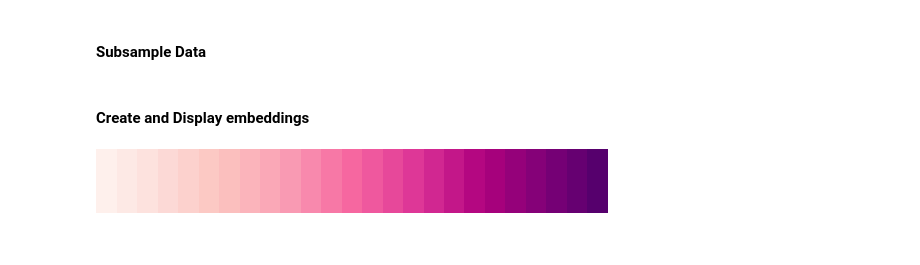
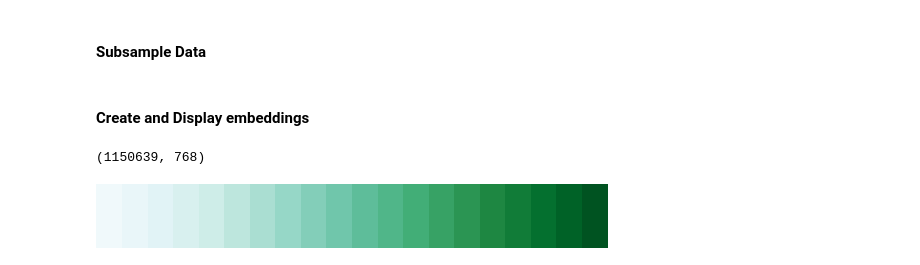
Before and after one commit to RomiGoldner/CVC, a Jupyter notebook: lab_notebooks/public_appearance_abundance.ipynb, the cells around one changed output. Drawn from its saved outputs; the diff is of its cells as text; code cells hidden in the pictures.

```diff
--- a/lab_notebooks/public_appearance_abundance.ipynb
+++ b/lab_notebooks/public_appearance_abundance.ipynb
@@ -103,7 +104,7 @@ df_colors[5:20]
 # flag for abundance (0) or publicness (1)
 Appearance = "Appearance"
 Abundance = "Abundance"
-DISTRIB_TYPE = Appearance
+DISTRIB_TYPE = Abundance
 # %%
 if DISTRIB_TYPE=="Appearance":
     data_dir = DATA_DIR + "db_data_appearances.csv"
@@ -323,18 +339,23 @@ tcrb_data_sample = pd.concat([public_sample, private_sample])
 # %%
 from cvc.embbeding_wrapper import EmbeddingWrapper
 # Create embeddings
-embed_wrap = EmbeddingWrapper(TRANSFORMER, DEVICE, tcrb_data_sample, batch_size=1024, method="mean", layers=[-1])
+embed_wrap = EmbeddingWrapper(TRANSFORMER, DEVICE, tcrb_data_sample, batch_size=1024, method="mean", layers=[-1], pbar=True)
 embed_wrap.embeddings.shape
+# %% [output]
+(1150639, 768)
 # %%
 # create anndata object
 tcrb_embeddings_adata = embed_wrap.create_anndata()
 # %%
 # Create colormap of 16 shades
 num_colors = len(stats)
-color_map = ListedColormap(sns.color_palette("RdPu", num_colors))
+if DISTRIB_TYPE == "Abundance":
+    color_map = ListedColormap(sns.color_palette("BuGn", num_colors))
+else:
+    color_map = ListedColormap(sns.color_palette("RdPu", num_colors))
 color_map
 # %% [output]
-[figure, old version]
+[figure, new version]
 # %%
 color_vals = tcrb_embeddings_adata.obs['publicness_bin']
 unique_val = color_vals.values.categories.values
```
Also changed, not shown: parts of 12 cells of this notebook, 24 other files.
